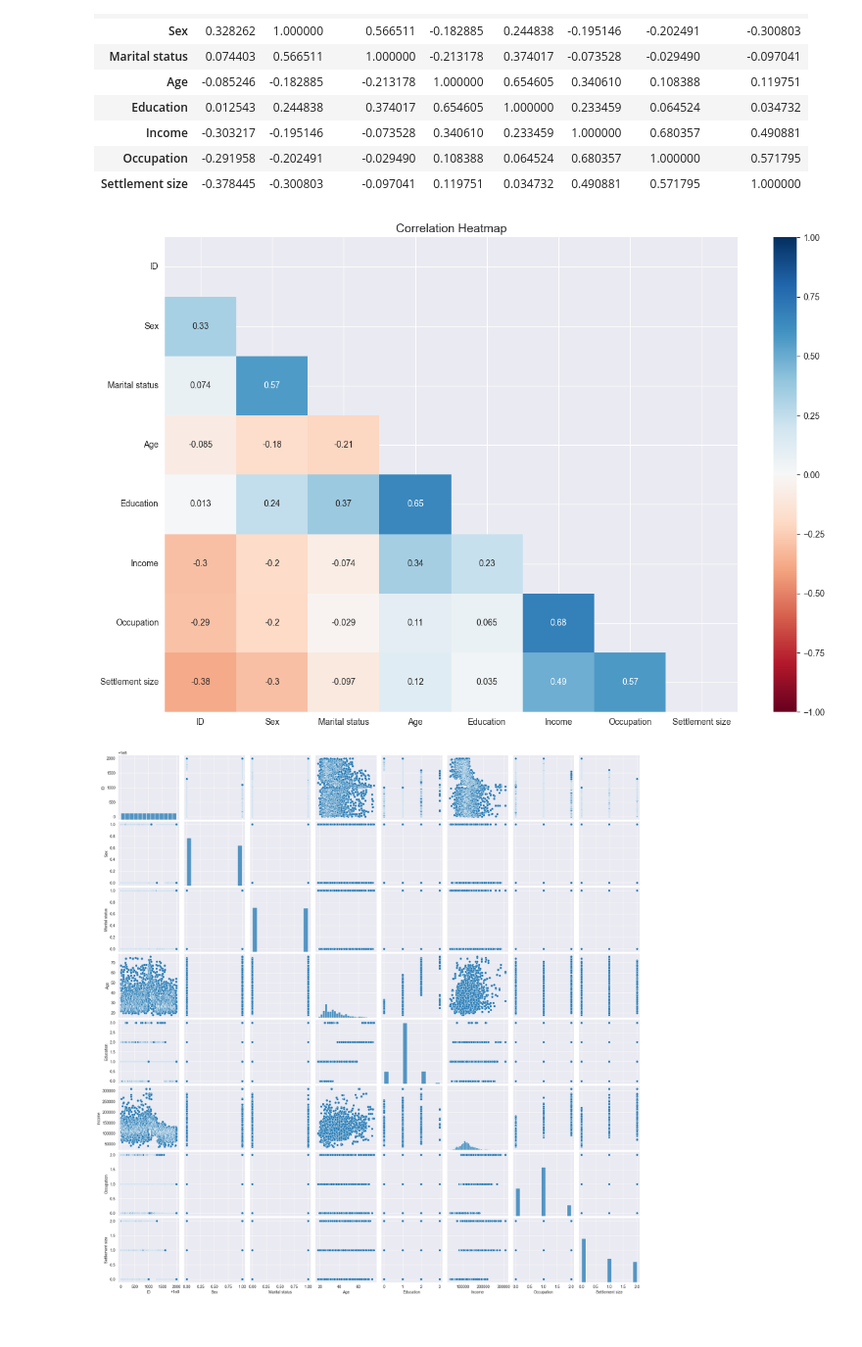
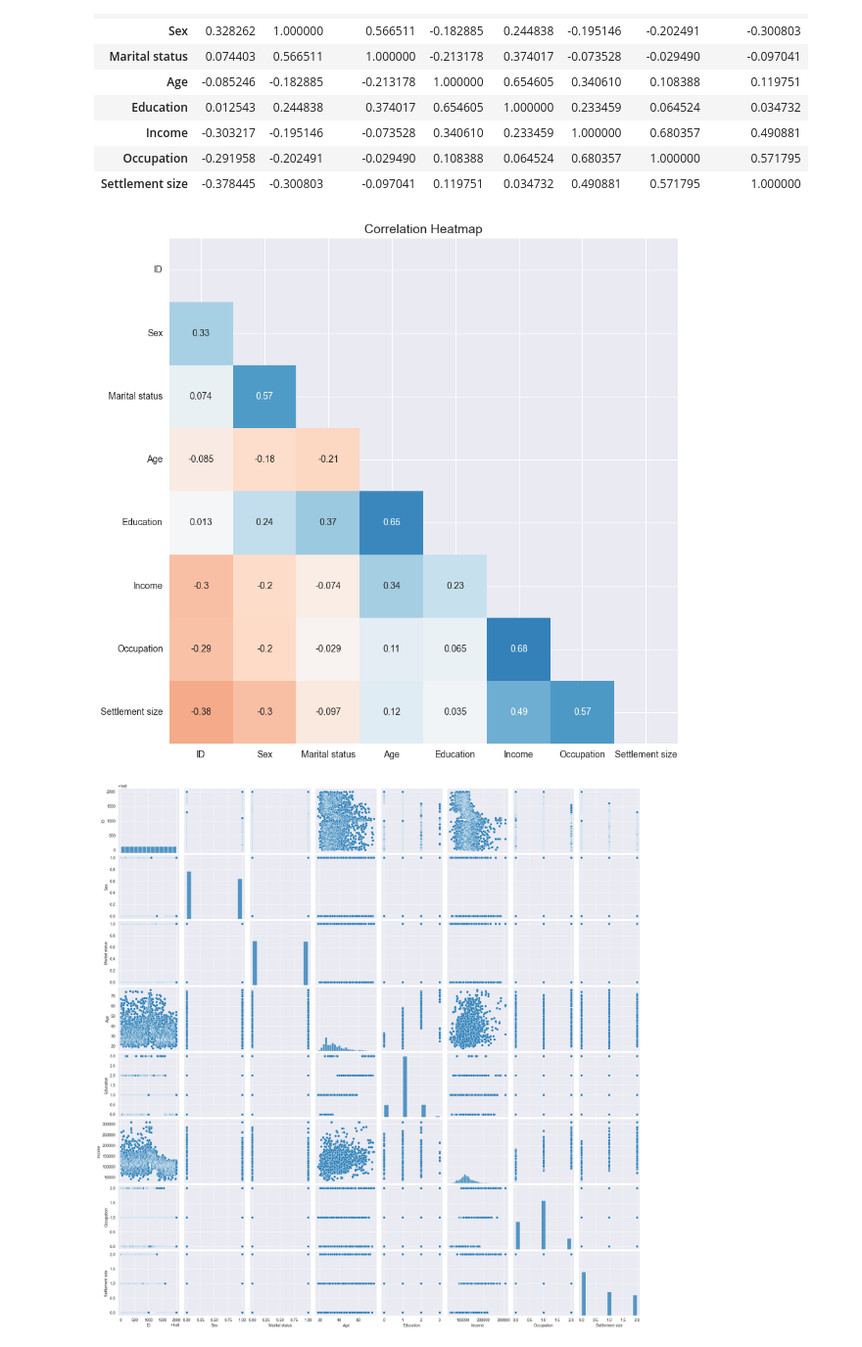
Before and after one commit to MysteryMan11/InternSavy, a Jupyter notebook: Task_3/t3_365datascience.ipynb, the cells around one changed output. Shown at 98% size. Cells and saved outputs as stored; diff of their text form; code cells hidden in the pictures.

```diff
--- a/Task_3/t3_365datascience.ipynb
+++ b/Task_3/t3_365datascience.ipynb
@@ -39,8 +39,8 @@ pd.set_option('display.max_columns', None)
 # %% [markdown]
 # Data Cleaning & Pre-Processing
 # %%
-data = pd.read_csv('segmentation data.csv')
-data.head(5)
+df = pd.read_csv('segmentation data.csv')
+df.head(5)
 # %% [output]
 |  | ID | Sex | Marital status | Age | Education | Income | Occupation | Settlement size |
 | 0 | 100000001 | 0 | 0 | 67 | 2 | 124670 | 1 | 2 |
@@ -119,12 +119,12 @@ data.corr()
 | Occupation | -0.291958 | -0.202491 | -0.029490 | 0.108388 | 0.064524 | 0.680357 | 1.000000 | 0.571795 |
 | Settlement size | -0.378445 | -0.300803 | -0.097041 | 0.119751 | 0.034732 | 0.490881 | 0.571795 | 1.000000 |
 # %%
-plt.figure(figsize=(15,10))
-mask = np.triu(np.ones_like(data.corr(), dtype=bool))
-sns.heatmap(data.corr(), vmin=-1, vmax=1, mask=mask, annot=True, cmap='RdBu')
+plt.figure(figsize=(10,10))
+mask = np.triu(np.ones_like(df.corr(), dtype=bool))
+sns.heatmap(df.corr(), vmin=-1, vmax=1, mask=mask,annot=True, cmap='RdBu',fmt='.2g',cbar=False)
 plt.title('Correlation Heatmap',fontsize=14)
 plt.yticks(rotation =0)
 plt.show()
 # %% [output]
-[figure, old version]
+[figure, new version]
 # %%
```
Also changed, not shown: parts of 43 cells of this notebook.
